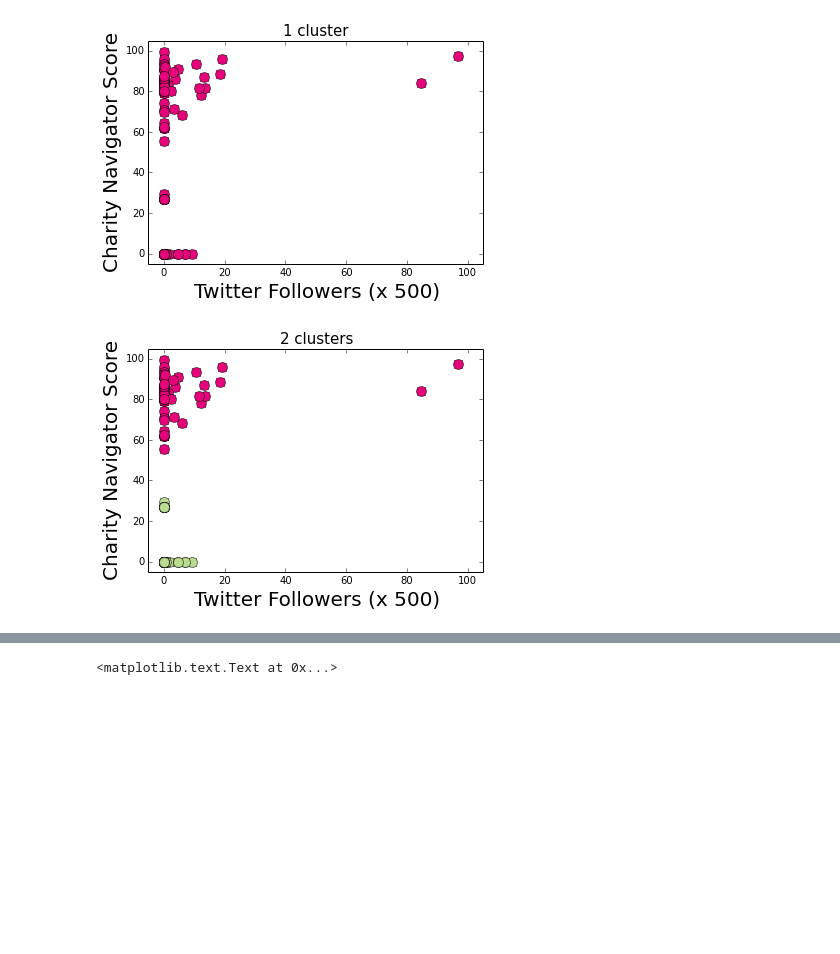
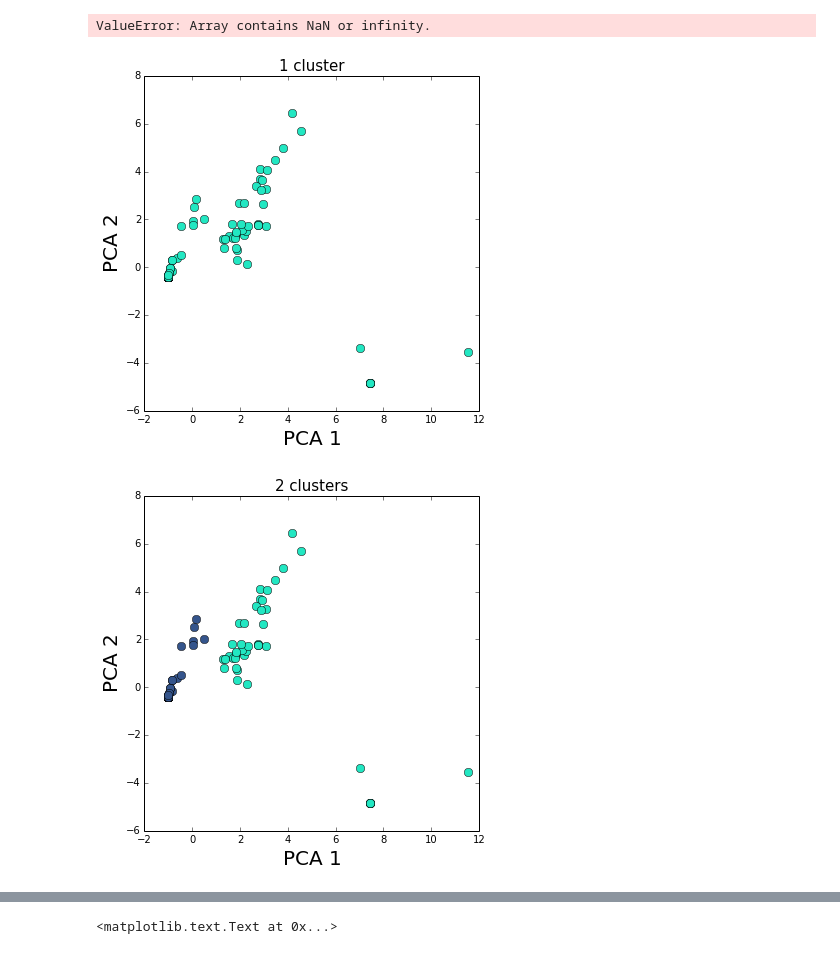
Before and after one commit to kdsimmons/InsightProject, a Jupyter notebook: make_graphs.ipynb, the cells around one changed output, grey strips where cells are left out. Drawn from its saved outputs; the diff is of its cells as text; code cells hidden in the pictures; blank space fills up the shorter version.

```diff
--- a/make_graphs.ipynb
+++ b/make_graphs.ipynb
@@ -28,0 +83,4 @@ X = np.concatenate((X1, X2), axis=1)
+# %%
+# Choose features
+feature_names = ['cn_overall', 'cn_acct_transp', 'cn_financial', 'percent_admin', 'percent_fund', 'percent_program', 'staff_size', 'board_size',
+                 'age', 'total_contributions', 'total_expenses', 'total_revenue', 'twitter_followers']
@@ -29,24 +93,44 @@ X = np.concatenate((X1, X2), axis=1)
+# %%
+# Use PCA to reduce number of components
+# Need to figure out how many components to get
+pca = PCA(n_components=3)
+pca.fit(X_scaled)
+X_reduced = pca.transform(X_scaled)
+print("Reduced dataset shape:", X_reduced.shape)
+
+plt.figure(figsize=[18,6])
+plt.subplot(131)
+plt.plot(X_reduced[:,0], X_reduced[:,1], 'o')
+plt.subplot(132)
+plt.plot(X_reduced[:,0], X_reduced[:,2], 'o')
+plt.subplot(133)
+plt.plot(X_reduced[:,1], X_reduced[:,2], 'o')
+# %% [output]
+ValueError: Array contains NaN or infinity.
 # %%
+# Do k-means clustering on PCA features
 max_clust = 10
 randcol = np.random.rand(max_clust,3)
 
 for nclust in range(1,max_clust+1):
     k_means = KMeans(n_clusters=nclust)
-    k_means.fit(X)
-    y_pred = k_means.predict(X)
+    k_means.fit(X_reduced)
+    y_pred = k_means.predict(X_reduced)
 
-    plt.figure(nclust);
+    plt.figure(nclust, figsize=[6,6]);
     for i in range(nclust):
         colnum = float(i)/float(nclust)
-#        plt.plot(X1[y_pred==i], X2[y_pred==i], 'o', color=[colnum, 1.-colnum, randcol[i-1]], ms=10);
-        plt.plot(X1[y_pred==i], X2[y_pred==i], 'o', color=randcol[i,:], ms=10);
-    plt.axis([-5, 105,-5, 105]);
-    plt.ylabel("Charity Navigator Score", fontsize=20);
-    plt.xlabel("Twitter Followers (x 500)", fontsize=20);
-    if nclust == 1:
-        plt.title(str(nclust) + " cluster", fontsize=15)
-    else:
-        plt.title(str(nclust) + " clusters", fontsize=15)
+
+        #plt.subplot(121)
+        plt.plot(X_reduced[:,0][y_pred==i], X_reduced[:,1][y_pred==i], 'o', color=randcol[i,:], ms=8);
+        #plt.axis([-100, 50,-100, 50]);
+        plt.xlabel("PCA 1", fontsize=20);
+        plt.ylabel("PCA 2", fontsize=20);
+
+        if nclust == 1:
+            plt.title(str(nclust) + " cluster", fontsize=15)
+        else:
+            plt.title(str(nclust) + " clusters", fontsize=15)
 # %% [output]
-[figure, old version]
+[figure, new version]
-[figure, old version]
+[figure, new version]
```
Also changed, not shown: parts of 33 cells of this notebook, 6 other files.
